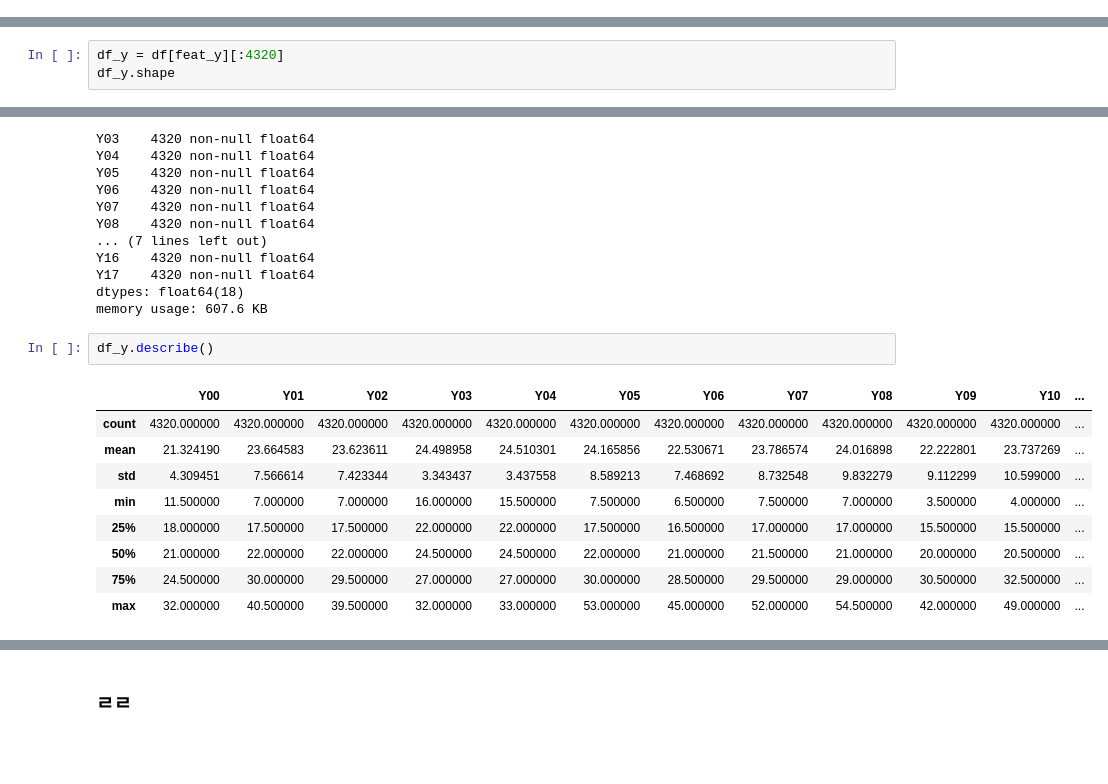
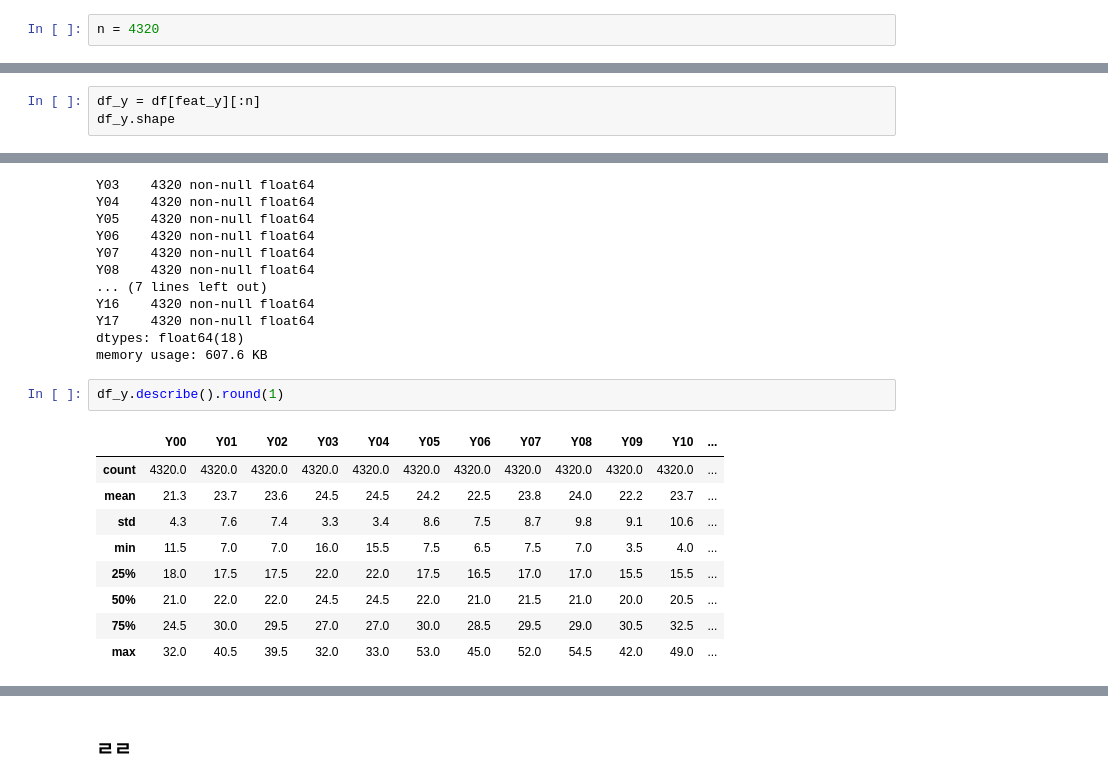
Before and after one commit to YunjinPark/dacon_temperature_forecasts, a Jupyter notebook: eda.ipynb, the cells around one changed output, grey strips where cells are left out. Saved outputs shown, nothing was run; the diff lists cells and outputs as text; blank space fills up the shorter version.

```diff
--- a/eda.ipynb
+++ b/eda.ipynb
@@ -89,3 +98,5 @@ df.shape
+# %%
+n = 4320
 # %% [markdown]
 ## 데이터 보기
 # %%
@@ -404,7 +417,7 @@ df[feat_y].shape
 # %% [markdown]
 null 값이 없는 부분만 추출
 # %%
-df_y = df[feat_y][:4320]
+df_y = df[feat_y][:n]
 df_y.shape
 # %% [output]
 (4320, 18)
@@ -429,14 +442,14 @@ Y17    4320 non-null float64
 dtypes: float64(18)
 memory usage: 607.6 KB
 # %%
-df_y.describe()
+df_y.describe().round(1)
 # %% [output]
 |  | Y00 | Y01 | Y02 | Y03 | Y04 | Y05 | Y06 | Y07 | Y08 | Y09 | Y10 | ... |
-| count | 4320.000000 | 4320.000000 | 4320.000000 | 4320.000000 | 4320.000000 | 4320.000000 | 4320.000000 | 4320.000000 | 4320.000000 | 4320.000000 | 4320.000000 | ... |
-| mean | 21.324190 | 23.664583 | 23.623611 | 24.498958 | 24.510301 | 24.165856 | 22.530671 | 23.786574 | 24.016898 | 22.222801 | 23.737269 | ... |
-| std | 4.309451 | 7.566614 | 7.423344 | 3.343437 | 3.437558 | 8.589213 | 7.468692 | 8.732548 | 9.832279 | 9.112299 | 10.599000 | ... |
-| min | 11.500000 | 7.000000 | 7.000000 | 16.000000 | 15.500000 | 7.500000 | 6.500000 | 7.500000 | 7.000000 | 3.500000 | 4.000000 | ... |
-| 25% | 18.000000 | 17.500000 | 17.500000 | 22.000000 | 22.000000 | 17.500000 | 16.500000 | 17.000000 | 17.000000 | 15.500000 | 15.500000 | ... |
-| 50% | 21.000000 | 22.000000 | 22.000000 | 24.500000 | 24.500000 | 22.000000 | 21.000000 | 21.500000 | 21.000000 | 20.000000 | 20.500000 | ... |
-| 75% | 24.500000 | 30.000000 | 29.500000 | 27.000000 | 27.000000 | 30.000000 | 28.500000 | 29.500000 | 29.000000 | 30.500000 | 32.500000 | ... |
-| max | 32.000000 | 40.500000 | 39.500000 | 32.000000 | 33.000000 | 53.000000 | 45.000000 | 52.000000 | 54.500000 | 42.000000 | 49.000000 | ... |
+| count | 4320.0 | 4320.0 | 4320.0 | 4320.0 | 4320.0 | 4320.0 | 4320.0 | 4320.0 | 4320.0 | 4320.0 | 4320.0 | ... |
+| mean | 21.3 | 23.7 | 23.6 | 24.5 | 24.5 | 24.2 | 22.5 | 23.8 | 24.0 | 22.2 | 23.7 | ... |
+| std | 4.3 | 7.6 | 7.4 | 3.3 | 3.4 | 8.6 | 7.5 | 8.7 | 9.8 | 9.1 | 10.6 | ... |
+| min | 11.5 | 7.0 | 7.0 | 16.0 | 15.5 | 7.5 | 6.5 | 7.5 | 7.0 | 3.5 | 4.0 | ... |
+| 25% | 18.0 | 17.5 | 17.5 | 22.0 | 22.0 | 17.5 | 16.5 | 17.0 | 17.0 | 15.5 | 15.5 | ... |
+| 50% | 21.0 | 22.0 | 22.0 | 24.5 | 24.5 | 22.0 | 21.0 | 21.5 | 21.0 | 20.0 | 20.5 | ... |
+| 75% | 24.5 | 30.0 | 29.5 | 27.0 | 27.0 | 30.0 | 28.5 | 29.5 | 29.0 | 30.5 | 32.5 | ... |
+| max | 32.0 | 40.5 | 39.5 | 32.0 | 33.0 | 53.0 | 45.0 | 52.0 | 54.5 | 42.0 | 49.0 | ... |
```
Also changed, not shown: parts of 15 cells of this notebook.
